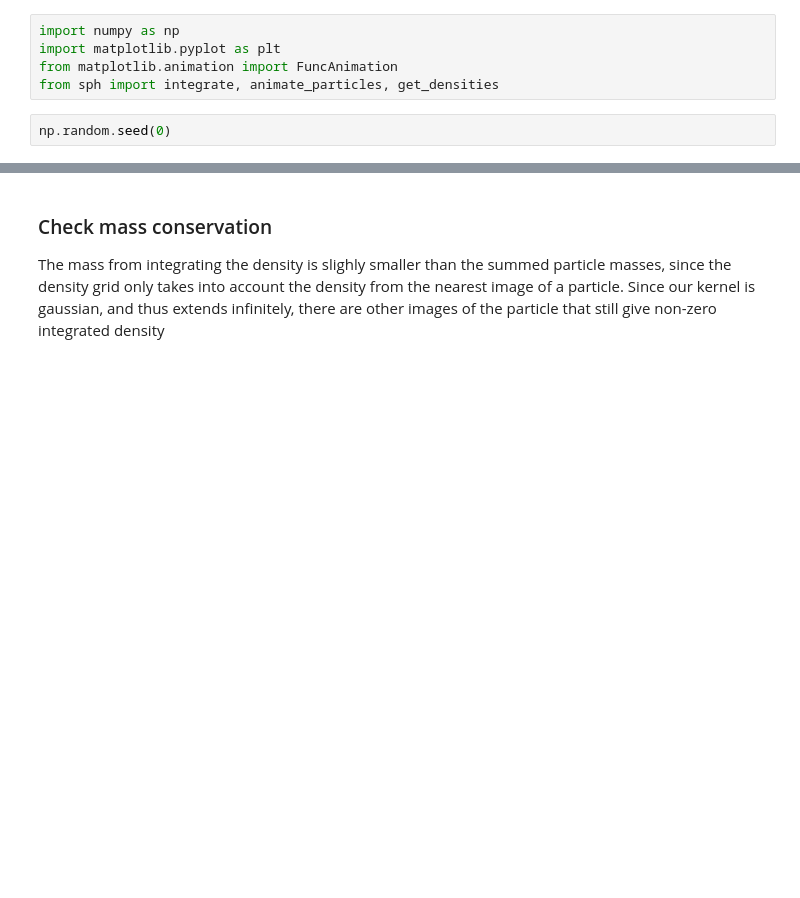
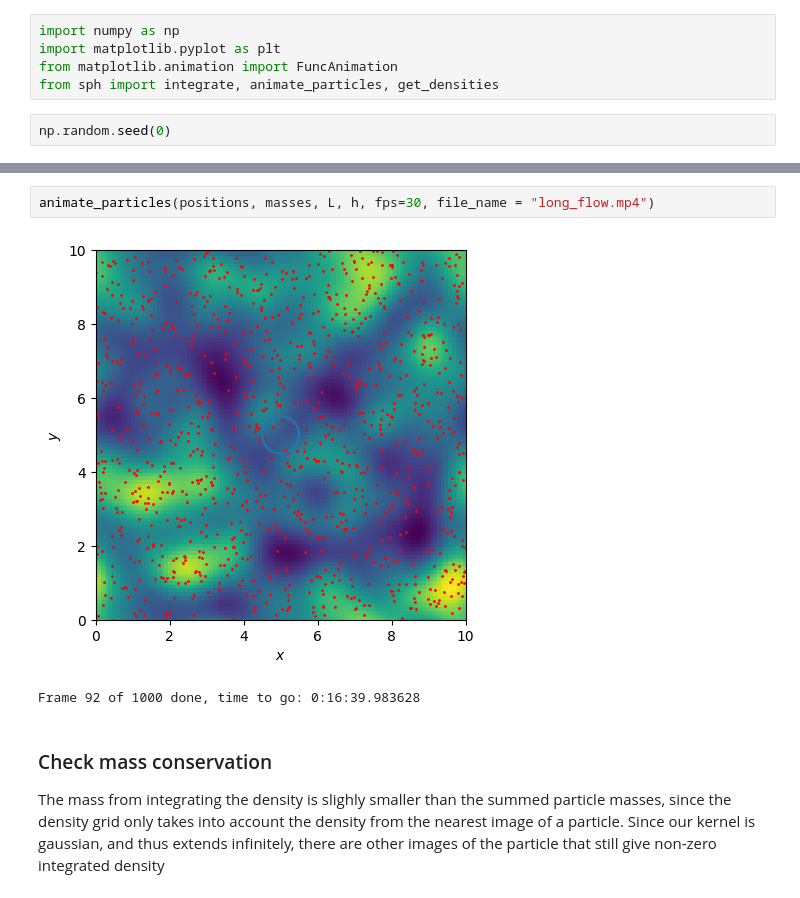
Before and after one commit to slagnews/drag_sph, a Jupyter notebook: sph_test.ipynb, the cells around one changed output, grey strips where cells are left out. Saved outputs shown, nothing was run; the diff lists cells and outputs as text; blank space fills up the shorter version.

Commit message:
Implemented hard-coded central object with flow around it

```diff
--- a/sph_test.ipynb
+++ b/sph_test.ipynb
@@ -26,3 +44,8 @@ ValueError: operands could not be broadcast together with shapes (99,99,1,2) (99
+# %%
+animate_particles(positions, masses, L, h, fps=30, file_name = "long_flow.mp4")
+# %% [output]
+[figure, added]
+Frame 92 of 1000 done, time to go: 0:16:39.983628
 # %% [markdown]
 ### Check mass conservation
 The mass from integrating the density is slighly smaller than the summed particle masses, since the density grid only takes into account the density from the nearest image of a particle. Since our kernel is gaussian, and thus extends infinitely, there are other images of the particle that still give non-zero  integrated density
```
Also changed, not shown: parts of 5 cells of this notebook, 2 other files.
